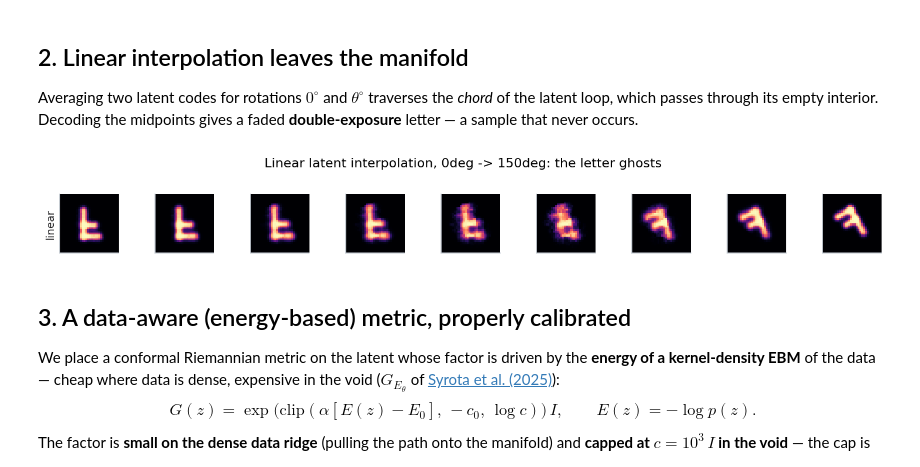
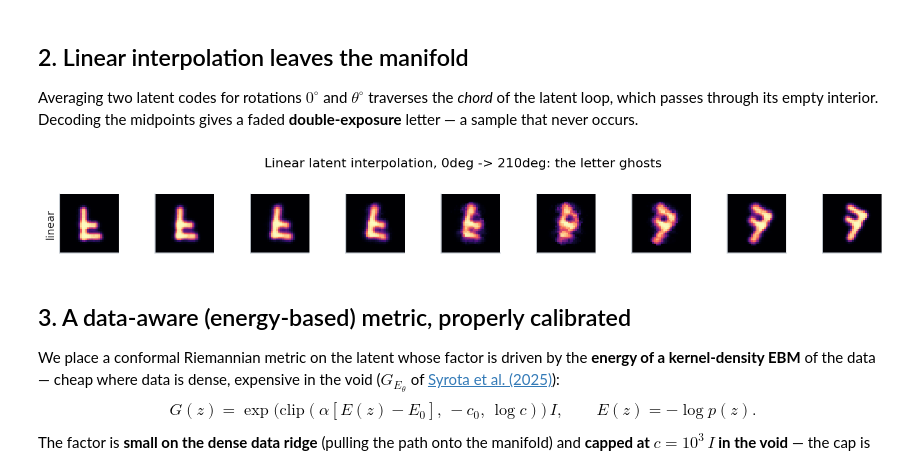
Before and after one commit to hubibala/finslerax, a Jupyter notebook: examples/notebooks/demo_high_dim_latent_geodesics.ipynb, the cells around one changed output. Saved outputs shown, nothing was run; the diff lists cells and outputs as text; code cells hidden in the pictures.

```diff
--- a/examples/notebooks/demo_high_dim_latent_geodesics.ipynb
+++ b/examples/notebooks/demo_high_dim_latent_geodesics.ipynb
@@ -178,25 +178,25 @@ midpoints gives a faded **double-exposure** letter — a sample that never occur
 # %%
 def show_strip(paths, labels, title, k=9):
     rows = len(paths)
     fig, axes = plt.subplots(rows, k, figsize=(1.4 * k, 1.5 * rows))
     axes = np.atleast_2d(axes)
     for r, P in enumerate(paths):
         idx = np.linspace(0, len(P) - 1, k).astype(int)
         for c, t in enumerate(idx):
             axes[r, c].imshow(decode_img(P[t]), cmap="magma", vmin=0, vmax=1)
             axes[r, c].set_xticks([]); axes[r, c].set_yticks([])
         axes[r, 0].set_ylabel(labels[r], fontsize=11)
     fig.suptitle(title, y=1.02); plt.tight_layout(); plt.show()
 
 
-THETA = np.deg2rad(150)
+THETA = np.deg2rad(210)
 z0, z1 = latent_of_angle(0.0), latent_of_angle(THETA)
 n_steps = 28
 linear = np.linspace(np.array(z0), np.array(z1), n_steps + 1)
 show_strip([linear], ["linear"],
-           "Linear latent interpolation, 0deg -> 150deg: the letter ghosts")
+           "Linear latent interpolation, 0deg -> 210deg: the letter ghosts")
 # %% [output]
-[figure, old version]
+[figure, new version]
 # %% [markdown]
 ## 3. A data-aware (energy-based) metric, properly calibrated
 
```
Also changed, not shown: parts of 7 cells of this notebook.
